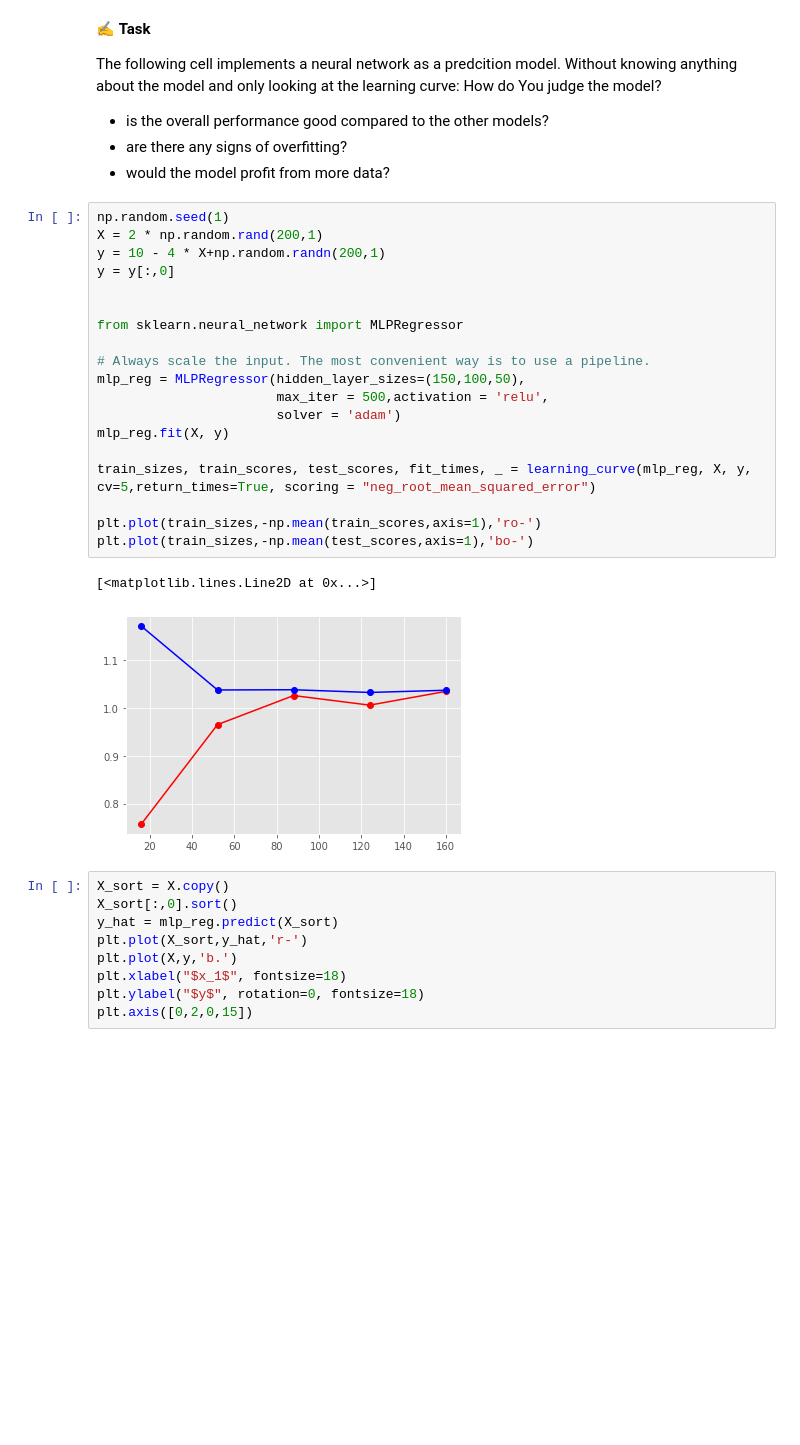
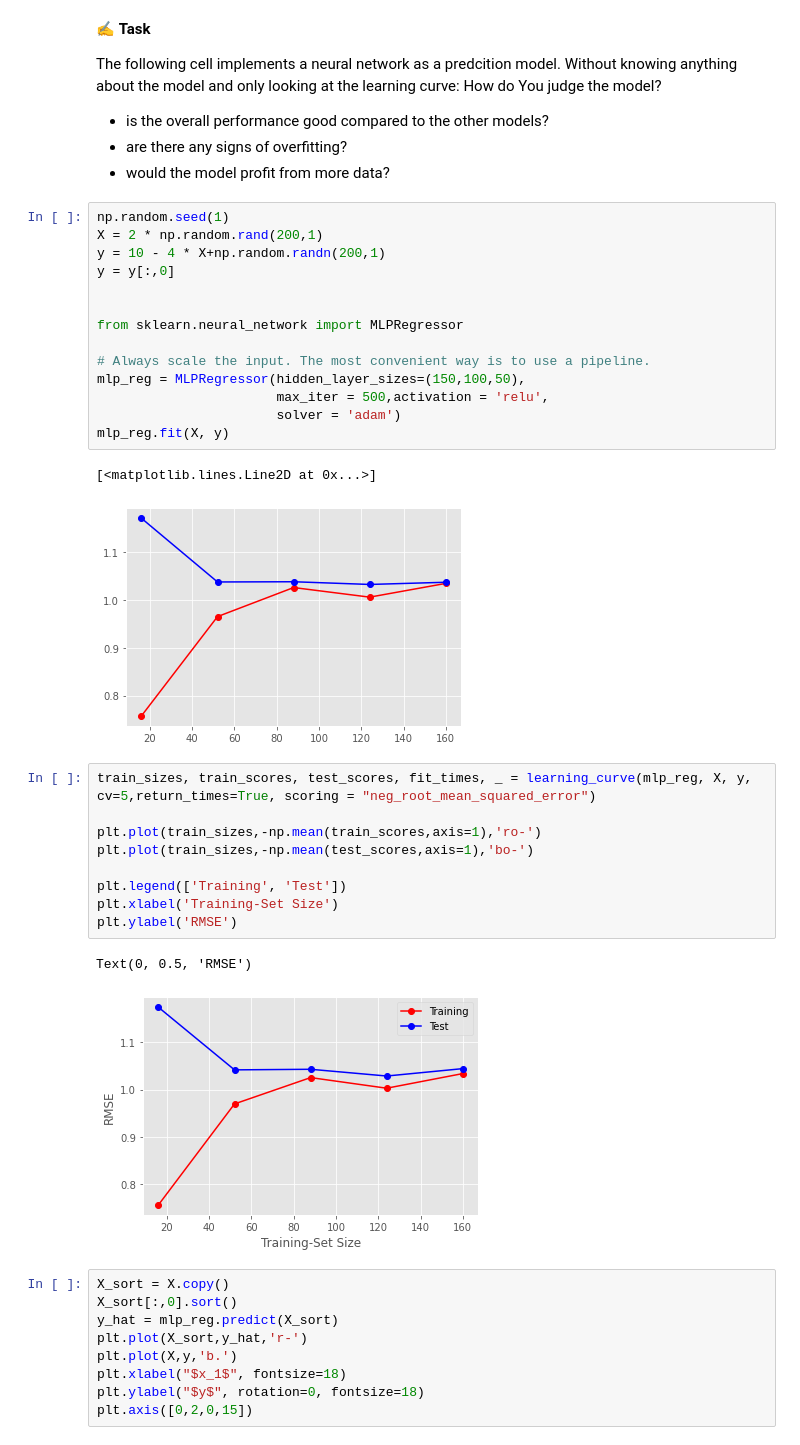
Before and after one commit to jhumci/BLT_BDS, a Jupyter notebook: 6_Data_Science.ipynb, the cells around one changed output. Saved outputs shown, nothing was run; the diff lists cells and outputs as text; blank space fills up the shorter version.

```diff
--- a/6_Data_Science.ipynb
+++ b/6_Data_Science.ipynb
@@ -702,14 +702,21 @@ mlp_reg = MLPRegressor(hidden_layer_sizes=(150,100,50),
                        max_iter = 500,activation = 'relu',
                        solver = 'adam')
 mlp_reg.fit(X, y)
-
-train_sizes, train_scores, test_scores, fit_times, _ = learning_curve(mlp_reg, X, y, cv=5,return_times=True, scoring = "neg_root_mean_squared_error")
-
-plt.plot(train_sizes,-np.mean(train_scores,axis=1),'ro-')
-plt.plot(train_sizes,-np.mean(test_scores,axis=1),'bo-')
 # %% [output]
 [<matplotlib.lines.Line2D at 0x...>]
 [figure]
+# %%
+train_sizes, train_scores, test_scores, fit_times, _ = learning_curve(mlp_reg, X, y, cv=5,return_times=True, scoring = "neg_root_mean_squared_error")
+
+plt.plot(train_sizes,-np.mean(train_scores,axis=1),'ro-')
+plt.plot(train_sizes,-np.mean(test_scores,axis=1),'bo-')
+
+plt.legend(['Training', 'Test'])
+plt.xlabel('Training-Set Size')
+plt.ylabel('RMSE')
+# %% [output]
+Text(0, 0.5, 'RMSE')
+[figure, added]
 # %%
 X_sort = X.copy()
 X_sort[:,0].sort()
```
Also changed, not shown: parts of 17 cells of this notebook, 6 other files.
